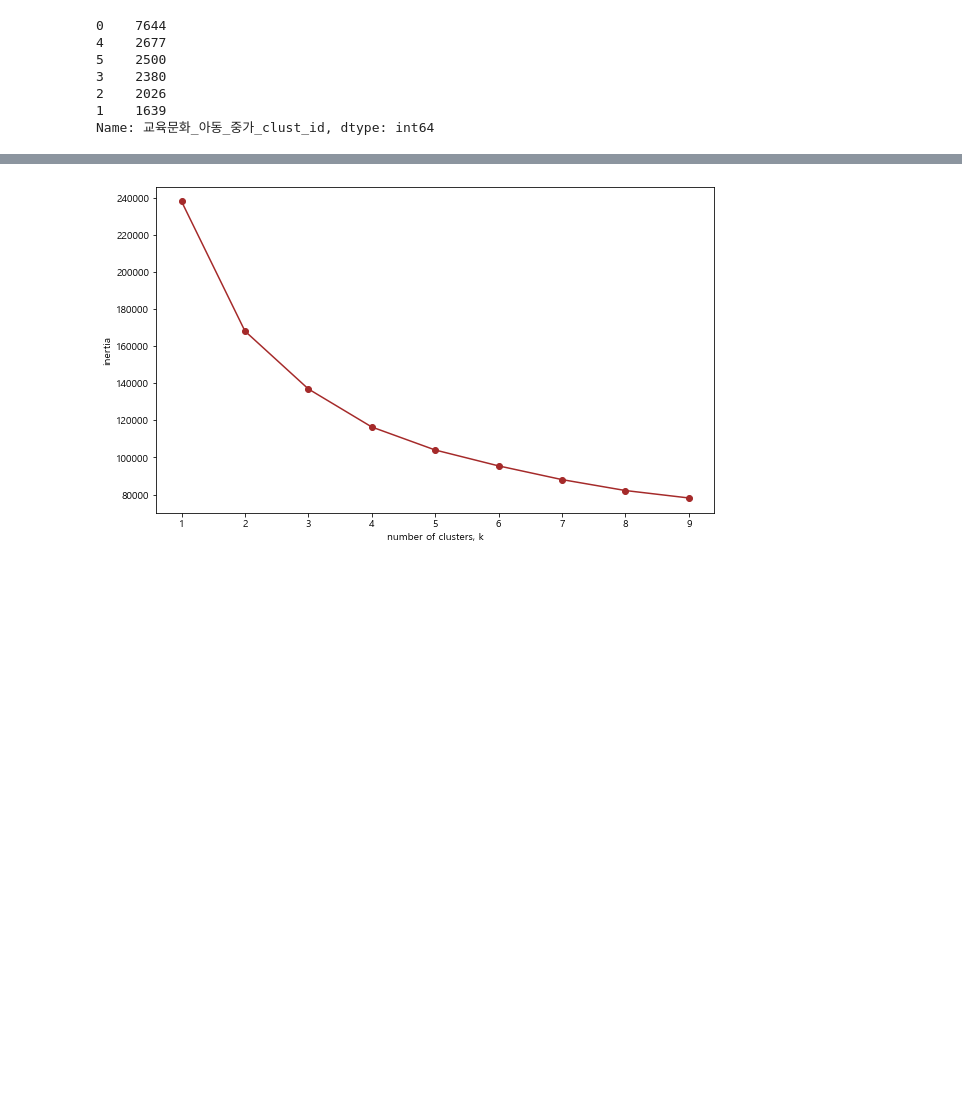
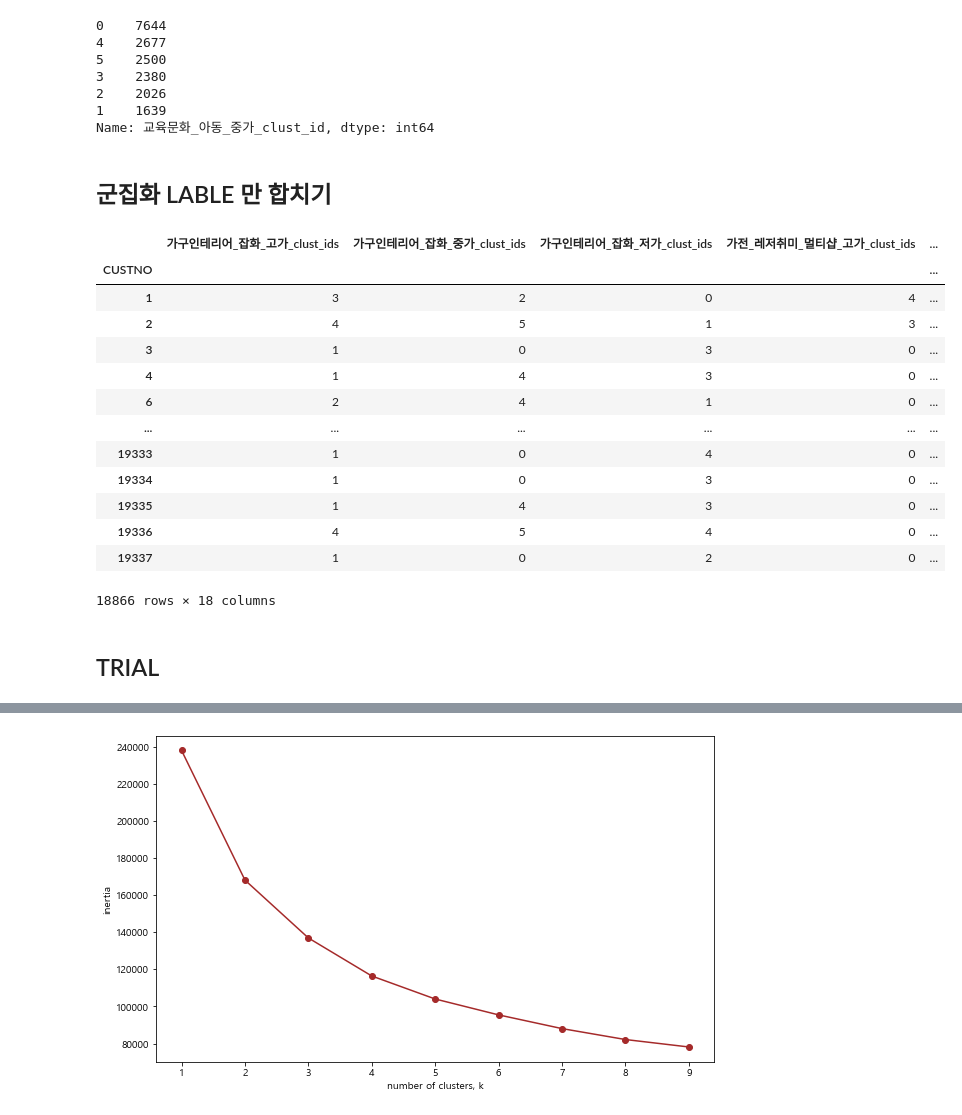
Before and after one commit to leejunghyunA/second_projects, a Jupyter notebook: 구매데이터_군집화.ipynb, the cells around one changed output, grey strips where cells are left out. Saved outputs shown, nothing was run; the diff lists cells and outputs as text; code cells hidden in the pictures; blank space fills up the shorter version.

```diff
--- a/구매데이터_군집화.ipynb
+++ b/구매데이터_군집화.ipynb
@@ -11,10 +31,6 @@ for i in bbcl:
         data_org = pd.read_csv(f'C:/cakd7/cakd7_class/github_구매감소고객예측 프로젝트/second_projects/생성데이터/{i}_{j}_전체 증감폭_df.csv', index_col = 0)
         data = data_org.iloc[:,:-1]
 
-        # 마이너스 부호 깨짐 방지
-        rc('font', family='Malgun Gothic')
-        plt.rcParams['axes.unicode_minus']=False
-
         # 클러스터링 생성
         estimator = KMeans(n_clusters = 6)
         cluster_ids = estimator.fit_predict(data)
@@ -23,21 +39,3 @@ for i in bbcl:
         # 저장
         data_org[f'{i}_{j}_clust_id'] = cluster_ids
         data_org.to_csv(f'C:/cakd7/cakd7_class/github_구매감소고객예측 프로젝트/second_projects/생성데이터/{i}_{j}_전체 증감폭_군집화포함_df.csv')
-# %%
-# 데이터 불러오기
-data_org = pd.read_csv(f'C:/cakd7/cakd7_class/github_구매감소고객예측 프로젝트/second_projects/생성데이터/total_cust_ratio.csv', index_col = 0)
-data_org
-# data = data_org.iloc[:,:-1]
-
-# # 마이너스 부호 깨짐 방지
-# rc('font', family='Malgun Gothic')
-# plt.rcParams['axes.unicode_minus']=False
-
-# # 클러스터링 생성
-# estimator = KMeans(n_clusters = 6)
-# cluster_ids = estimator.fit_predict(data)
-# cluster_ids
-
-# # 저장
-# data_org[f'{i}_{j}_clust_id'] = cluster_ids
-# data_org.to_csv(f'C:/cakd7/cakd7_class/github_구매감소고객예측 프로젝트/second_projects/생성데이터/total_cust_ratio_전체 증감폭_군집화포함_df.csv')
@@ -86,6 +69,48 @@ data['교육문화_아동_중가_clust_id'].value_counts()
 2    2026
 1    1639
 Name: 교육문화_아동_중가_clust_id, dtype: int64
+# %% [markdown]
+## 군집화 LABLE 만 합치기
+# %%
+bbcl = ['가구인테리어_잡화','가전_레저취미_멀티샵','교육문화_아동',
+        '식품_생활','의류_이미용','침구_주방']
+price_types = ['고가','중가','저가']
+
+
+
+# 빈데이터프레임 만들기
+
+column_names = []
+for i in bbcl:
+    for j in price_types:
+        # 데이터 불러오기
+        column_names.append(f'{i}_{j}_clust_ids')
+
+
+df = pd.DataFrame(columns = column_names, index = data.index)
+
+for i in bbcl:
+    for j in price_types:
+        data_org = pd.read_csv(f'C:/cakd7/cakd7_class/github_구매감소고객예측 프로젝트/second_projects/생성데이터/{i}_{j}_전체 증감폭_군집화포함_df.csv', index_col = 0)
+        df[f'{i}_{j}_clust_ids']= data_org.iloc[:,-1]
+df.to_csv('C:/cakd7/cakd7_class/github_구매감소고객예측 프로젝트/second_projects/생성데이터/전체 카테고리 군집화')
+# %% [output]
+|  | 가구인테리어_잡화_고가_clust_ids | 가구인테리어_잡화_중가_clust_ids | 가구인테리어_잡화_저가_clust_ids | 가전_레저취미_멀티샵_고가_clust_ids | ... |
+| CUSTNO |  |  |  |  | ... |
+| 1 | 3 | 2 | 0 | 4 | ... |
+| 2 | 4 | 5 | 1 | 3 | ... |
+| 3 | 1 | 0 | 3 | 0 | ... |
+| 4 | 1 | 4 | 3 | 0 | ... |
+| 6 | 2 | 4 | 1 | 0 | ... |
+| ... | ... | ... | ... | ... | ... |
+| 19333 | 1 | 0 | 4 | 0 | ... |
+| 19334 | 1 | 0 | 3 | 0 | ... |
+| 19335 | 1 | 4 | 3 | 0 | ... |
+| 19336 | 4 | 5 | 4 | 0 | ... |
+| 19337 | 1 | 0 | 2 | 0 | ... |
+18866 rows × 18 columns
+# %% [markdown]
+## TRIAL
 # %%
 import pandas as pd
 
```
Also changed, not shown: parts of 3 cells of this notebook, 1 other file.
